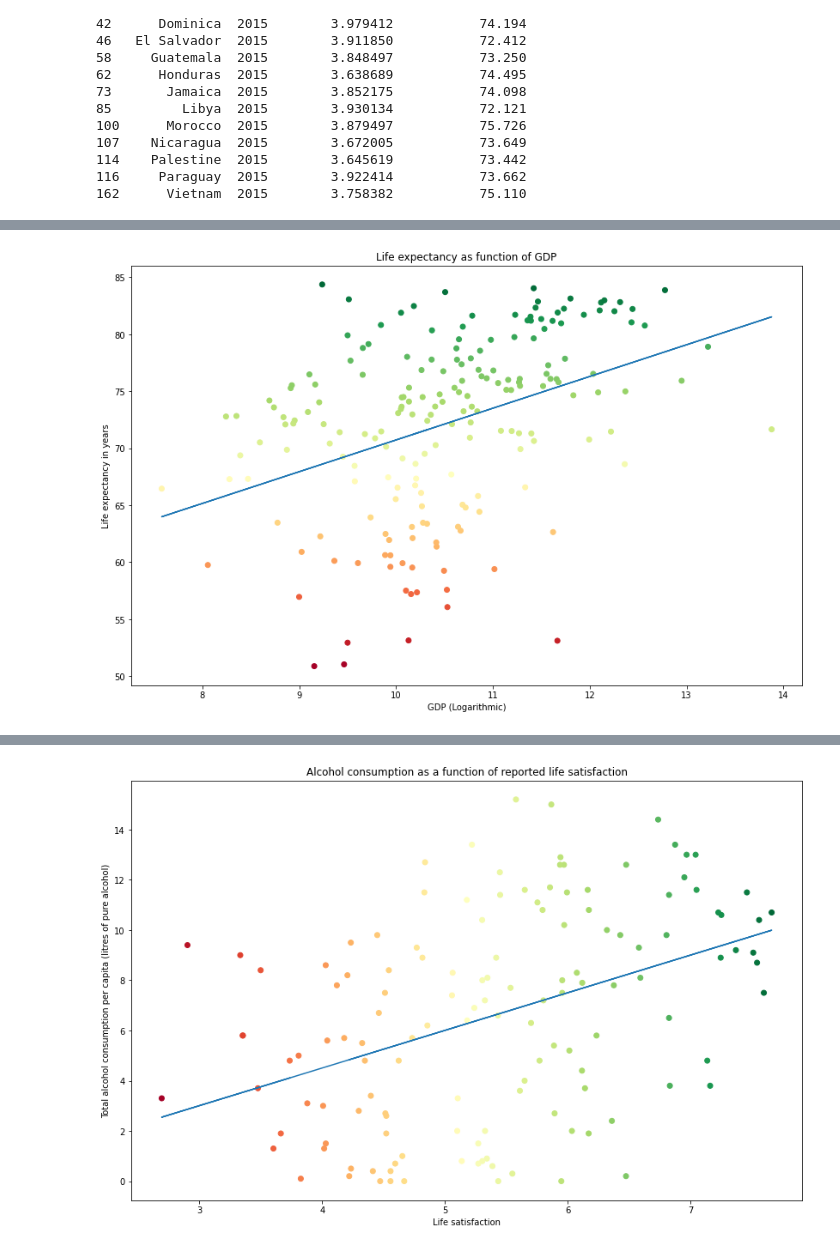
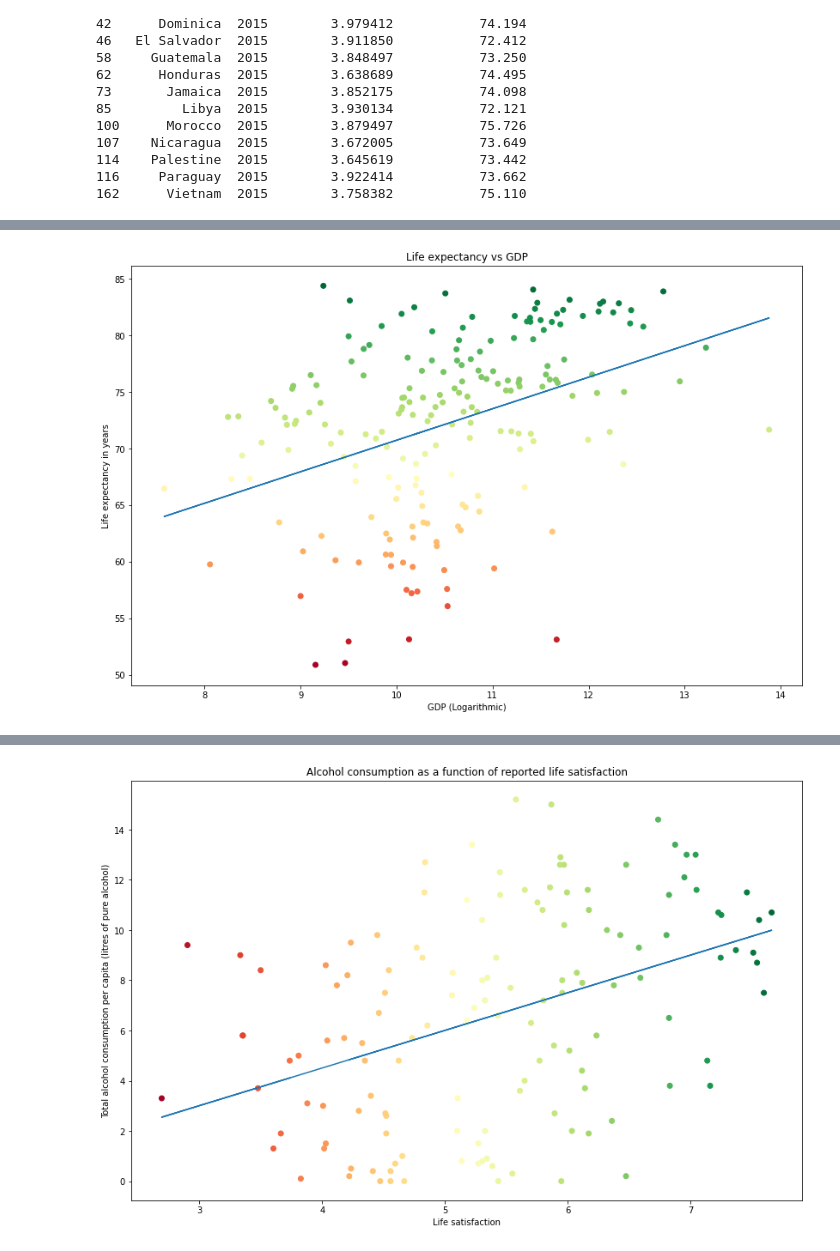
Before and after one commit to antondanieli/DAT405-assignments, a Jupyter notebook: assignments/assignment 1/assignment_1.ipynb, the cells around one changed output, grey strips where cells are left out. Cells and saved outputs as stored; diff of their text form; code cells hidden in the pictures.

```diff
--- a/assignments/assignment 1/assignment_1.ipynb
+++ b/assignments/assignment 1/assignment_1.ipynb
@@ -110,21 +149,21 @@ print(df_lowhigh)
 # %%
 # Map data to x, y values and create regression line
 x = df_2015_2["GDP"]
 y = df_2015_2["Life expectancy"]
 m, b = np.polyfit(x, y, 1)
 
 # Create regression line and scatter plot
 plt.plot(x, m*x + b)
 plt.scatter(x, y, c=df_2015_2["Life expectancy"], cmap="RdYlGn")
 
 # Create title and labels
-plt.title('Life expectancy as function of GDP')
+plt.title('Life expectancy vs GDP')
 plt.xlabel('GDP (Logarithmic)')
 plt.ylabel('Life expectancy in years')
 
 # Increase size of figure
 plt.rcParams['figure.figsize'] = [14, 9]
 
 plt.show()
 # %% [output]
-[figure, old version]
+[figure, new version]
```
Also changed, not shown: parts of 16 cells of this notebook.
